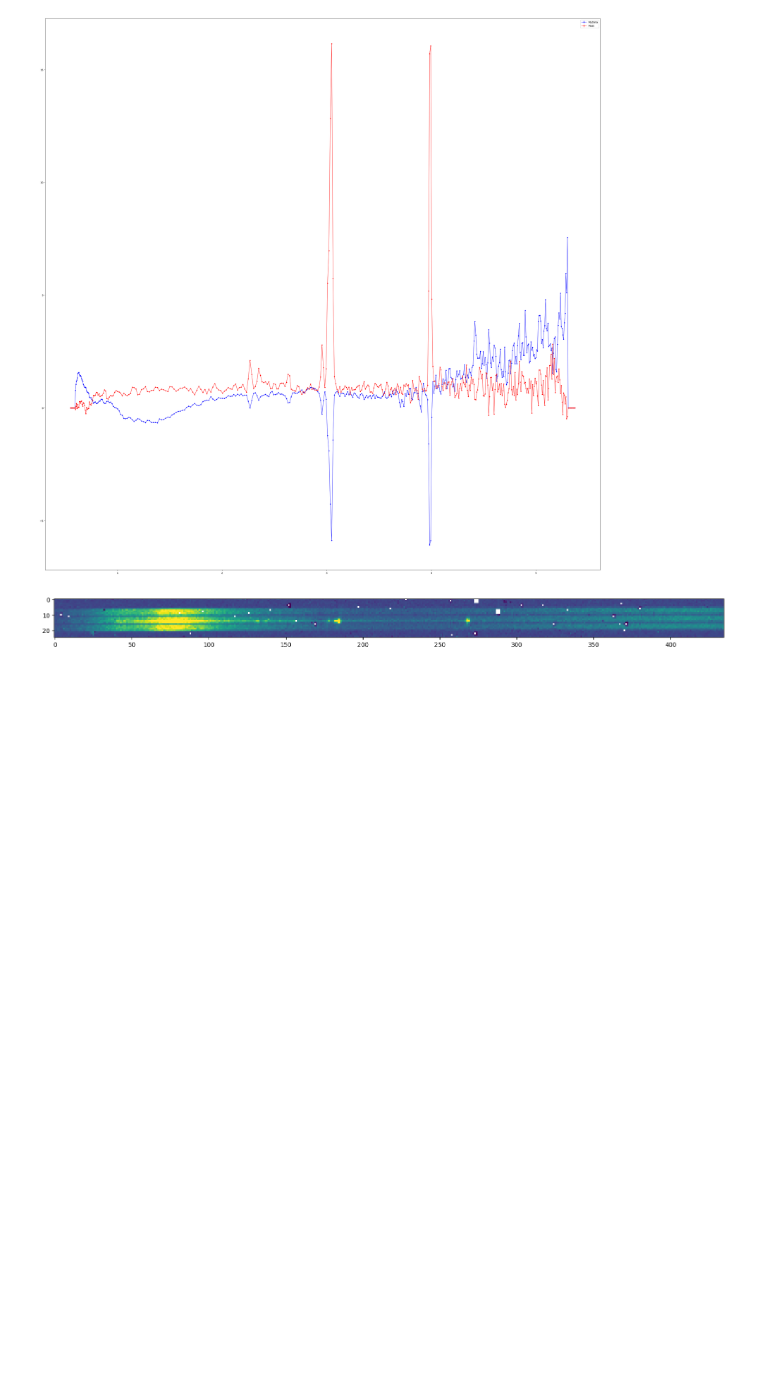
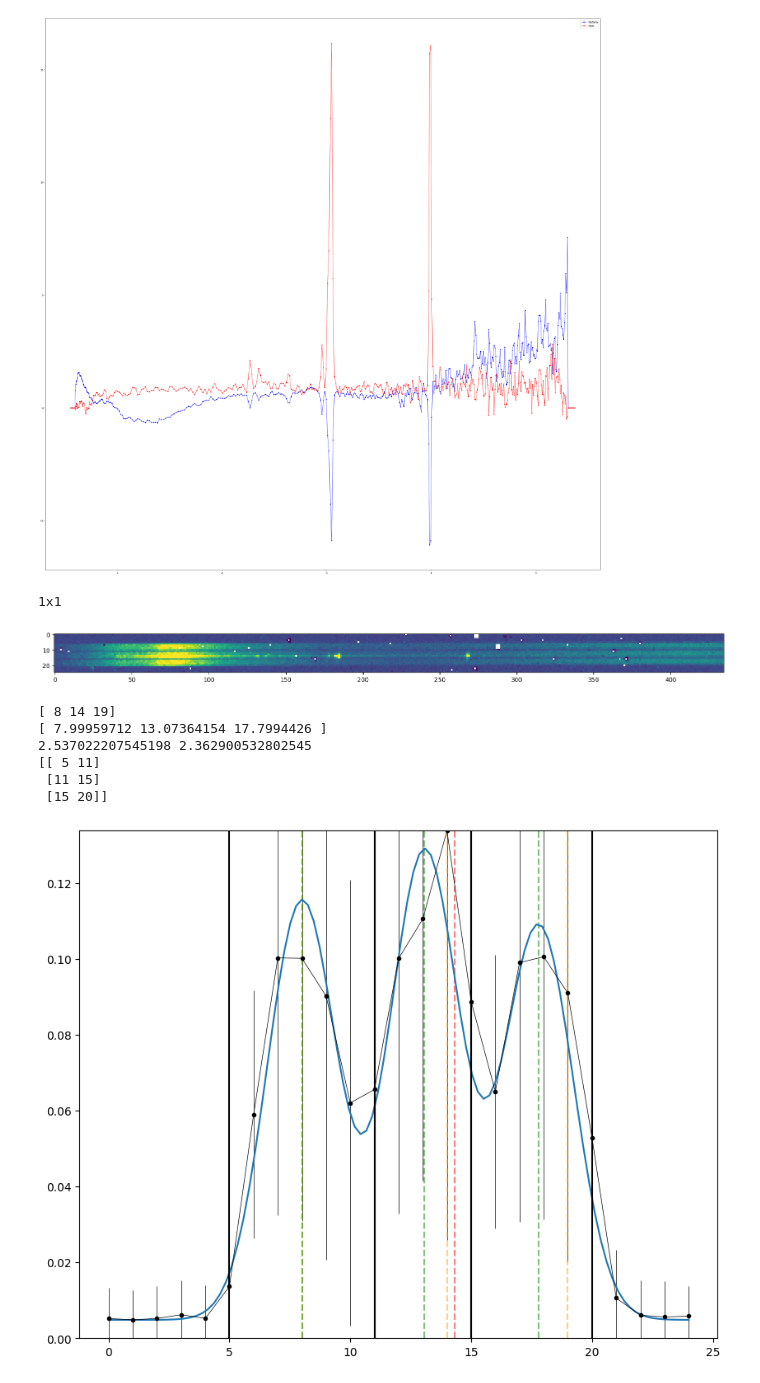
Before and after one commit to TimEpsilon/BetterNIRSpecBackground, a Jupyter notebook: JWST/TestStage2/FindBestModel.ipynb, the cells around one changed output. Saved outputs shown, nothing was run; the diff lists cells and outputs as text; code cells hidden in the pictures; blank space fills up the shorter version.

Commit message:
Added a constant shift parameter on the peak fitting

```diff
--- a/JWST/TestStage2/FindBestModel.ipynb
+++ b/JWST/TestStage2/FindBestModel.ipynb
@@ -127,11 +151,13 @@ plt.show()
 # %%
 for slit in slits:
     if slit.name == "259":
-        data = slit.data
+        data = np.ma.masked_invalid(slit.data)
+        print(slit.shutter_state)
 plt.figure(figsize=(20,4))
 z = ZScaleInterval()
 z1, z2 = z.get_limits(data)
 plt.imshow(data,vmin=z1,vmax=z2)
 plt.show()
 # %% [output]
+1x1
 [figure]
@@ -142,0 +164,57 @@ plt.plot(horiz_sum)
+# %%
+horiz_sum = np.mean(data,axis=1)
+horiz_err = np.std(data,axis=1)
+hmax = horiz_sum.max()
+x = range(len(horiz_sum))
+
+plt.figure(figsize=(10,8))
+plt.ylim(0,hmax)
+plt.errorbar(x,horiz_sum,yerr=horiz_err,color='k',marker='.',linewidth=0.5)
+plt.vlines(14.3099,0,hmax,color='r',linestyle='dashed',alpha=0.5)
+
+peaks = []
+j = 2
+while not len(peaks) == 3:
+    if j > 6:
+        break
+    peaks = find_peaks_cwt(horiz_sum,j)
+    j += 1
+
+print(peaks)
+plt.vlines(peaks,0,hmax,color='orange',linestyle="dashed",alpha=0.5)
+
+
+coeff, err = cfit(slitletModel, x, horiz_sum, sigma=horiz_err, p0=[*peaks,*horiz_sum[peaks],0.5,0])
+peaks = np.array(coeff[:3])
+peaks = np.sort(peaks)
+
+print(peaks)
+plt.vlines(peaks,0,hmax,color='green',linestyle="dashed",alpha=0.5)
+
+X = np.linspace(0,x[-1],100)
+plt.plot(X,slitletModel(X,*coeff))
+
+d1 = (peaks[1] - peaks[0])/2
+d2 = (peaks[2] - peaks[1])/2
+
+print(d1,d2)
+
+xmin = np.array([round(max(0,peaks[0]-d1)),round(peaks[1]-d1),round(peaks[2]-d2)])
+xmax = np.array([round(peaks[0]+d1), round(peaks[1]+d2), round(min(x[-1],peaks[2]+d2))])
+
+slice_indices = np.array([xmin,xmax]).T
+print(slice_indices)
+
+plt.vlines(slice_indices.ravel(),0,hmax,color='k')
+
+
+
+plt.show()
+# %% [output]
+[ 8 14 19]
+[ 7.99959712 13.07364154 17.7994426 ]
+2.537022207545198 2.362900532802545
+[[ 5 11]
+ [11 15]
+ [15 20]]
+[figure, added]
```
Also changed, not shown: parts of 5 cells of this notebook, 2 other files.
